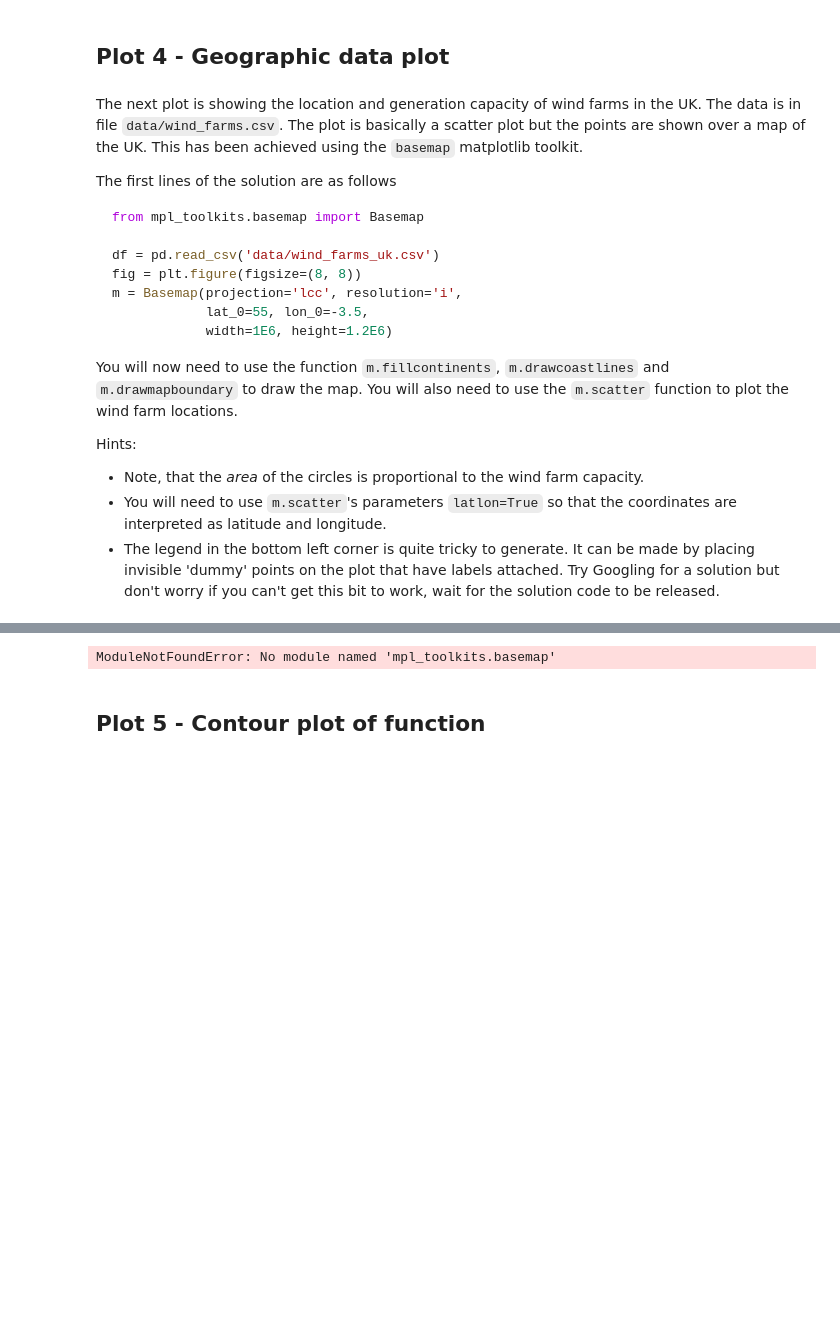
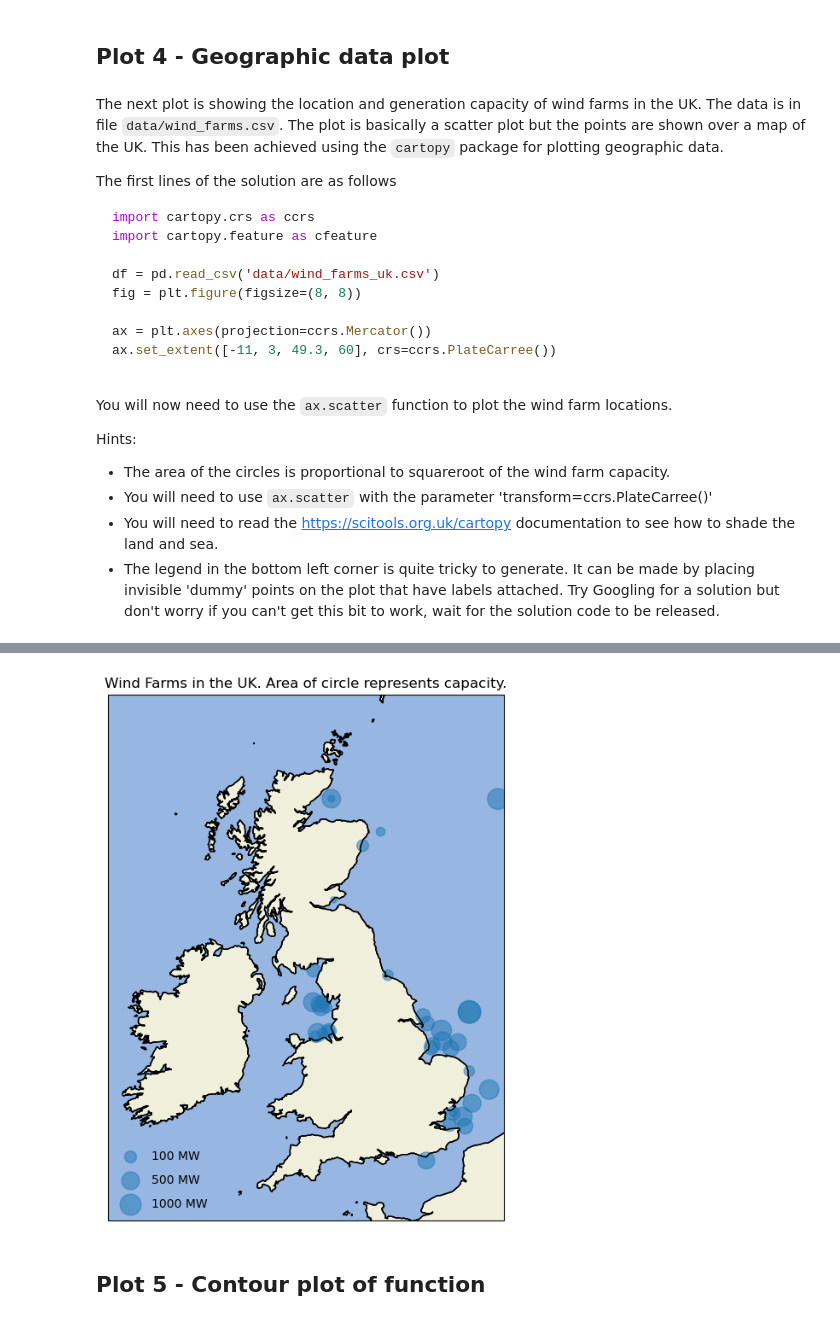
Before and after one commit to UOS-COM-6018/COM6018, a Jupyter notebook: materials/solutions/050_using_matplotlib.ipynb, the cells around one changed output, grey strips where cells are left out. Drawn from its saved outputs; the diff is of its cells as text; code cells hidden in the pictures; blank space fills up the shorter version.

Commit message:
Rewrite lab 5 to remove basemap dependency

````diff
--- a/materials/solutions/050_using_matplotlib.ipynb
+++ b/materials/solutions/050_using_matplotlib.ipynb
@@ -174,52 +176,65 @@ plt.savefig('figures/iris_scatter.png', dpi=600)
 # %% [markdown]
 ## Plot 4 - Geographic data plot
 # %% [markdown]
-The next plot is showing the location and generation capacity of wind farms in the UK. The data is in file `data/wind_farms.csv`. The plot is basically a scatter plot but the points are shown over a map of the UK. This has been achieved using the `basemap` matplotlib toolkit.
+The next plot is showing the location and generation capacity of wind farms in the UK. The data is in file `data/wind_farms.csv`. The plot is basically a scatter plot but the points are shown over a map of the UK. This has been achieved using the `cartopy` package for plotting geographic data.
 
 The first lines of the solution are as follows
 
 ```python
-from mpl_toolkits.basemap import Basemap
+import cartopy.crs as ccrs
+import cartopy.feature as cfeature
 
 df = pd.read_csv('data/wind_farms_uk.csv')
 fig = plt.figure(figsize=(8, 8))
-m = Basemap(projection='lcc', resolution='i',
-            lat_0=55, lon_0=-3.5,
-            width=1E6, height=1.2E6)
+
+ax = plt.axes(projection=ccrs.Mercator())
+ax.set_extent([-11, 3, 49.3, 60], crs=ccrs.PlateCarree())
+
 ```
 
-You will now need to use the function `m.fillcontinents`, `m.drawcoastlines` and `m.drawmapboundary` to draw the map. You will also need to use the `m.scatter` function to plot the wind farm locations.
+You will now need to use the `ax.scatter` function to plot the wind farm locations.
 
 Hints:
-- Note, that the *area* of the circles is proportional to the wind farm capacity.
-- You will need to use `m.scatter`'s parameters `latlon=True` so that the coordinates are interpreted as latitude and longitude.
+- The area of the circles is proportional to squareroot of the wind farm capacity.
+- You will need to use `ax.scatter` with the parameter 'transform=ccrs.PlateCarree()'
+- You will need to read the https://scitools.org.uk/cartopy documentation to see how to shade the land and sea.
 - The legend in the bottom left corner is quite tricky to generate. It can be made by placing invisible 'dummy' points on the plot that have labels attached. Try Googling for a solution but don't worry if you can't get this bit to work, wait for the solution code to be released.
 # %% [markdown]
 
 <img src="figures/wind_farms.png" alt="plot4" style="width: 500px;"/>
 # %%
 # SOLUTION
-from mpl_toolkits.basemap import Basemap
+
+import matplotlib.pyplot as plt
+import cartopy.crs as ccrs
+import cartopy.feature as cfeature
+
+fig = plt.figure(figsize=(8, 8))
 
 df = pd.read_csv('data/wind_farms_uk.csv')
-fig = plt.figure(figsize=(8, 8))
-m = Basemap(projection='lcc', resolution='i',
-            lat_0=55, lon_0=-3.5,
-            width=1E6, height=1.2E6)
-m.fillcontinents(color="#FFDDCC", lake_color='#DDEEFF')
-m.drawmapboundary(fill_color="#DDEEFF")
-m.drawcoastlines(color='gray')
-m.scatter(df['longitude'].values, df['latitude'].values, s=df['capacity'].apply(np.sqrt)*10, alpha=0.5, latlon=True)
+
+ax = plt.axes(projection=ccrs.Mercator())
+ax.set_extent([-11, 3, 49.3, 60], crs=ccrs.PlateCarree())
+ax.coastlines(resolution='10m')
+ax.add_feature(cfeature.LAND, zorder=1, edgecolor='k')
+ax.add_feature(cfeature.OCEAN, zorder=1, edgecolor='k')
+marker_sizes = np.sqrt(df['capacity'].values) * 10
+
+ax.scatter(df['longitude'].values,
+           df['latitude'].values,
+           transform=ccrs.PlateCarree(),
+           s=marker_sizes,
+           alpha=0.5)
 
 plt.title('Wind Farms in the UK. Area of circle represents capacity.')
 for a in [100, 500, 1000]:
     plt.scatter([], [], c='#1f77b4', alpha=0.5, s=np.sqrt(a)*10,
                 label=str(a) + ' MW')
 plt.legend(scatterpoints=1, frameon=False, labelspacing=1, loc='lower left')
 
 plt.savefig('figures/wind_farms.png', dpi=600)
 # %% [output]
-ModuleNotFoundError: No module named 'mpl_toolkits.basemap'
+[figure, added]
 # %% [markdown]
 ## Plot 5 - Contour plot of function
 # %% [markdown]
````
Also changed, not shown: parts of 3 cells of this notebook, 3 other files.
